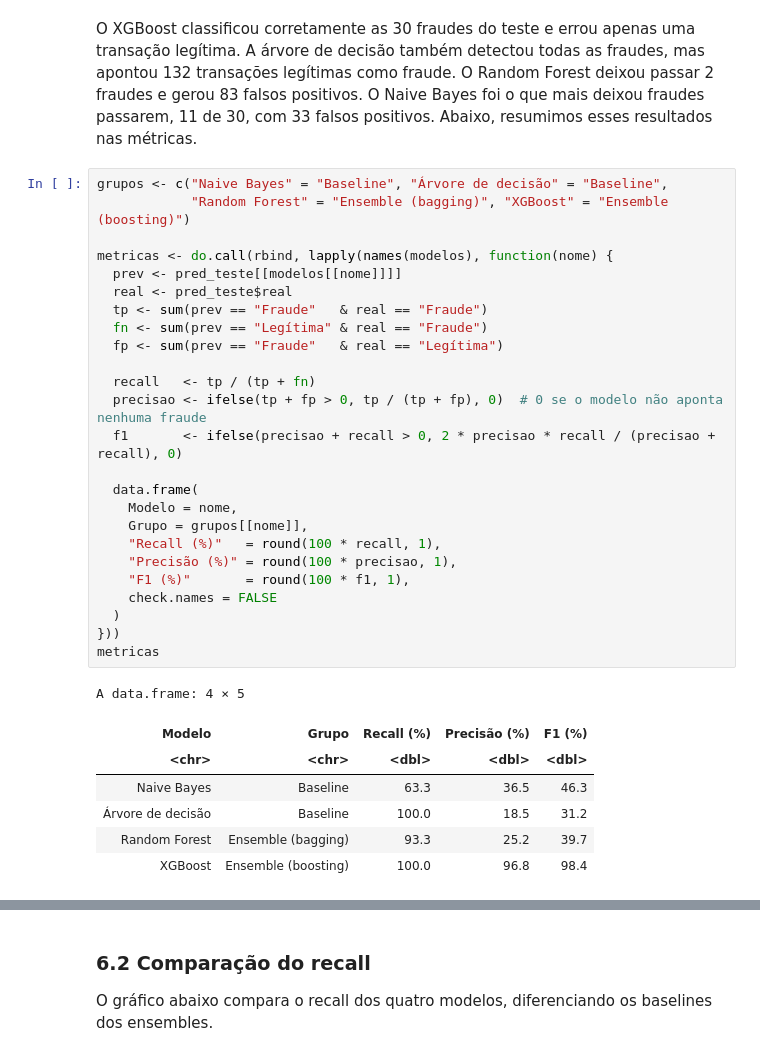
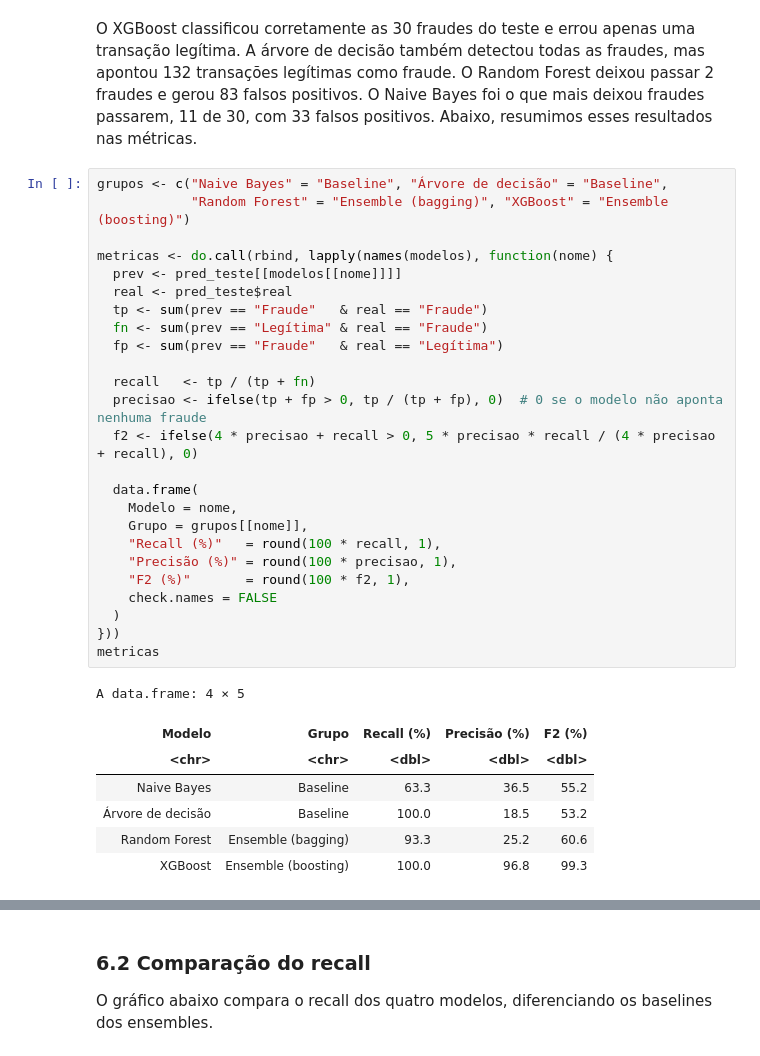
Before and after one commit to luiseduaardo/credit-card-fraud-detection, a Jupyter notebook: analysis.ipynb, the cells around one changed output, grey strips where cells are left out. Drawn from its saved outputs; the diff is of its cells as text.

```diff
--- a/analysis.ipynb
+++ b/analysis.ipynb
@@ -1693,34 +1693,34 @@ O XGBoost classificou corretamente as 30 fraudes do teste e errou apenas uma tra
 # %%
 grupos <- c("Naive Bayes" = "Baseline", "Árvore de decisão" = "Baseline",
             "Random Forest" = "Ensemble (bagging)", "XGBoost" = "Ensemble (boosting)")
 
 metricas <- do.call(rbind, lapply(names(modelos), function(nome) {
   prev <- pred_teste[[modelos[[nome]]]]
   real <- pred_teste$real
   tp <- sum(prev == "Fraude"   & real == "Fraude")
   fn <- sum(prev == "Legítima" & real == "Fraude")
   fp <- sum(prev == "Fraude"   & real == "Legítima")
 
   recall   <- tp / (tp + fn)
   precisao <- ifelse(tp + fp > 0, tp / (tp + fp), 0)  # 0 se o modelo não aponta nenhuma fraude
-  f1       <- ifelse(precisao + recall > 0, 2 * precisao * recall / (precisao + recall), 0)
+  f2 <- ifelse(4 * precisao + recall > 0, 5 * precisao * recall / (4 * precisao + recall), 0)
 
   data.frame(
     Modelo = nome,
     Grupo = grupos[[nome]],
     "Recall (%)"   = round(100 * recall, 1),
     "Precisão (%)" = round(100 * precisao, 1),
-    "F1 (%)"       = round(100 * f1, 1),
+    "F2 (%)"       = round(100 * f2, 1),
     check.names = FALSE
   )
 }))
 metricas
 # %% [output]
 A data.frame: 4 × 5
-| Modelo | Grupo | Recall (%) | Precisão (%) | F1 (%) |
+| Modelo | Grupo | Recall (%) | Precisão (%) | F2 (%) |
 | <chr> | <chr> | <dbl> | <dbl> | <dbl> |
-| Naive Bayes | Baseline | 63.3 | 36.5 | 46.3 |
-| Árvore de decisão | Baseline | 100.0 | 18.5 | 31.2 |
-| Random Forest | Ensemble (bagging) | 93.3 | 25.2 | 39.7 |
-| XGBoost | Ensemble (boosting) | 100.0 | 96.8 | 98.4 |
+| Naive Bayes | Baseline | 63.3 | 36.5 | 55.2 |
+| Árvore de decisão | Baseline | 100.0 | 18.5 | 53.2 |
+| Random Forest | Ensemble (bagging) | 93.3 | 25.2 | 60.6 |
+| XGBoost | Ensemble (boosting) | 100.0 | 96.8 | 99.3 |
 # %% [markdown]
```
Also changed, not shown: parts of 5 cells of this notebook.
